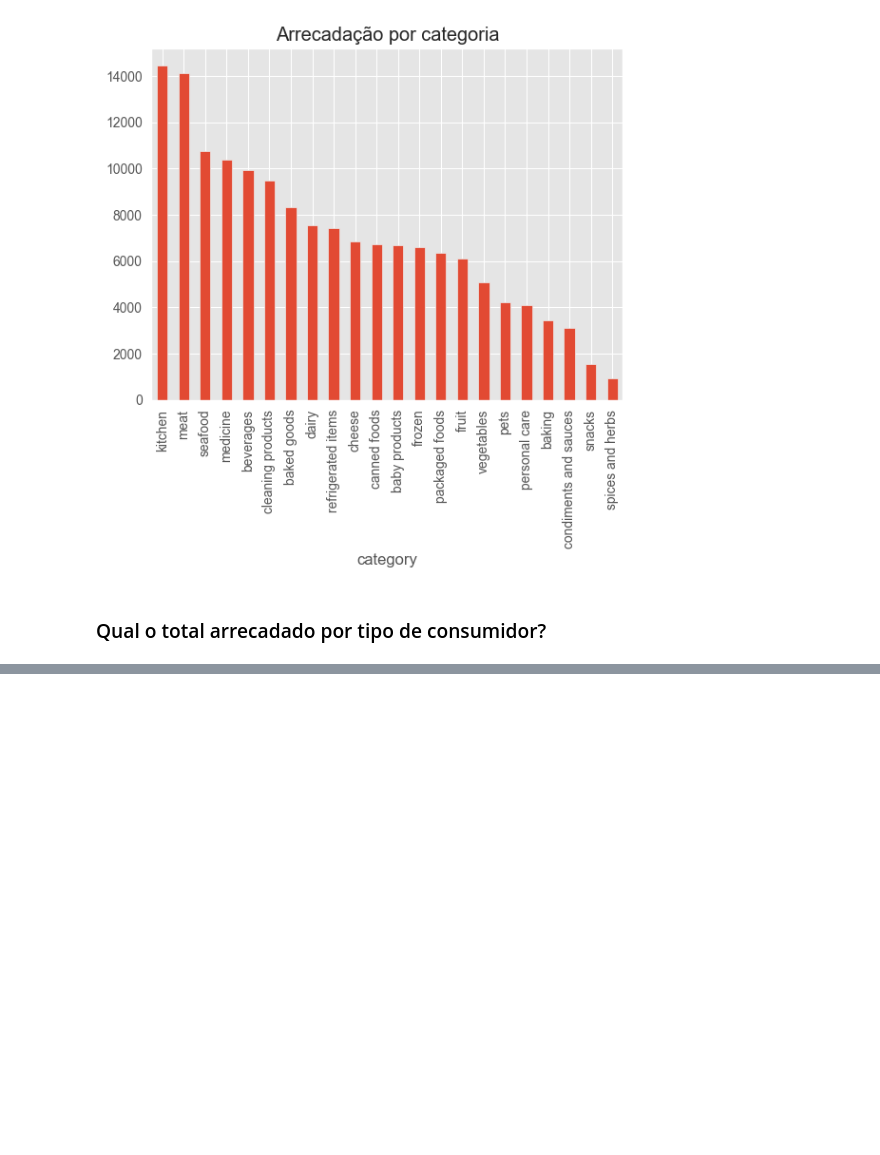
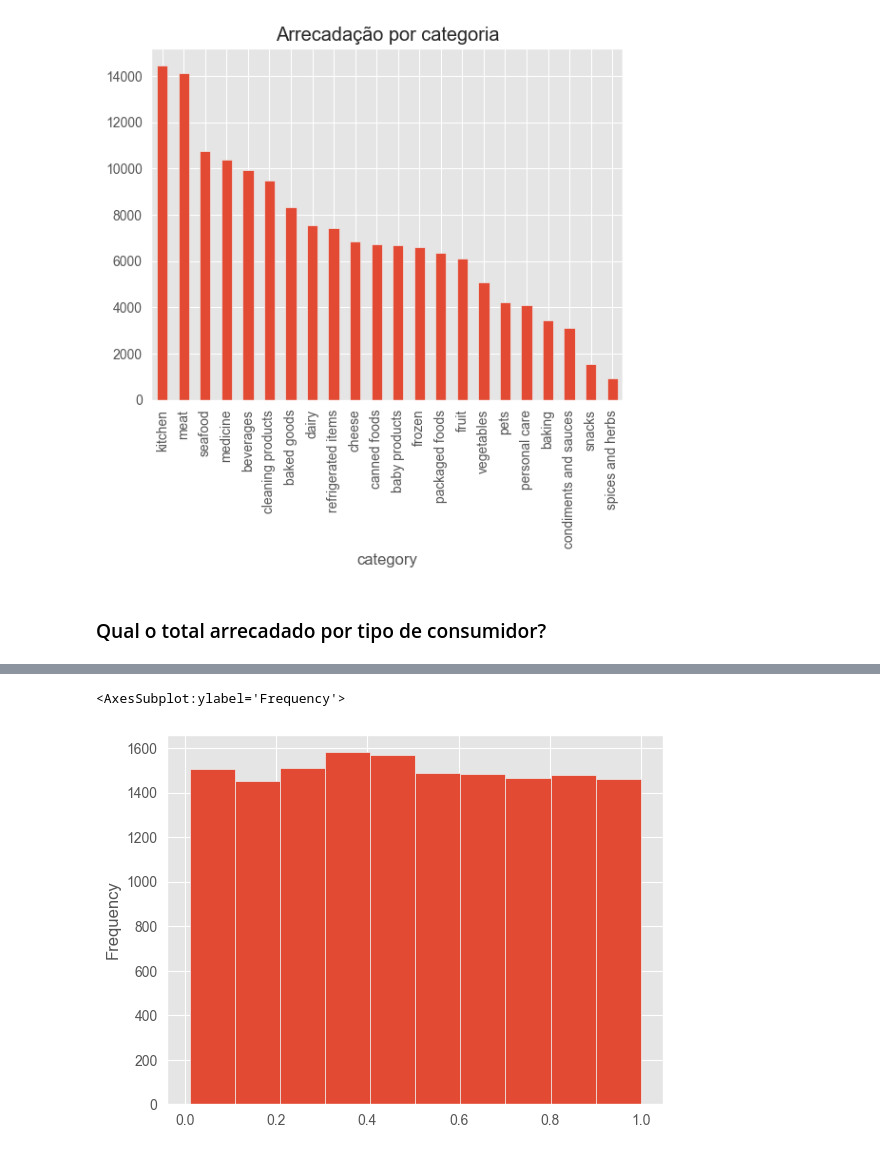
Before and after one commit to dnsrsdata/stock_level_prediction, a Jupyter notebook: notebooks/EDA.ipynb, the cells around one changed output, grey strips where cells are left out. Cells and saved outputs as stored; diff of their text form; code cells hidden in the pictures; blank space fills up the shorter version.

```diff
--- a/notebooks/EDA.ipynb
+++ b/notebooks/EDA.ipynb
@@ -188,0 +192,6 @@ Text(0.5, 1.0, 'Arrecadação por tipo de consumidor')
+# %%
+# Verificando a distribuição
+df_level_estoque.estimated_stock_pct.plot(kind = 'hist')
+# %% [output]
+<AxesSubplot:ylabel='Frequency'>
+[figure, added]
```
Also changed, not shown: parts of 14 cells of this notebook.
